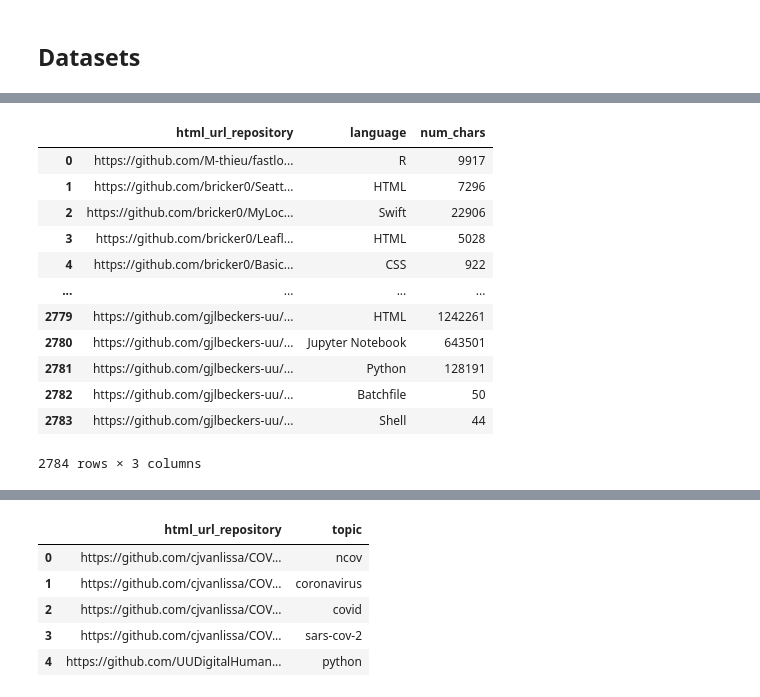
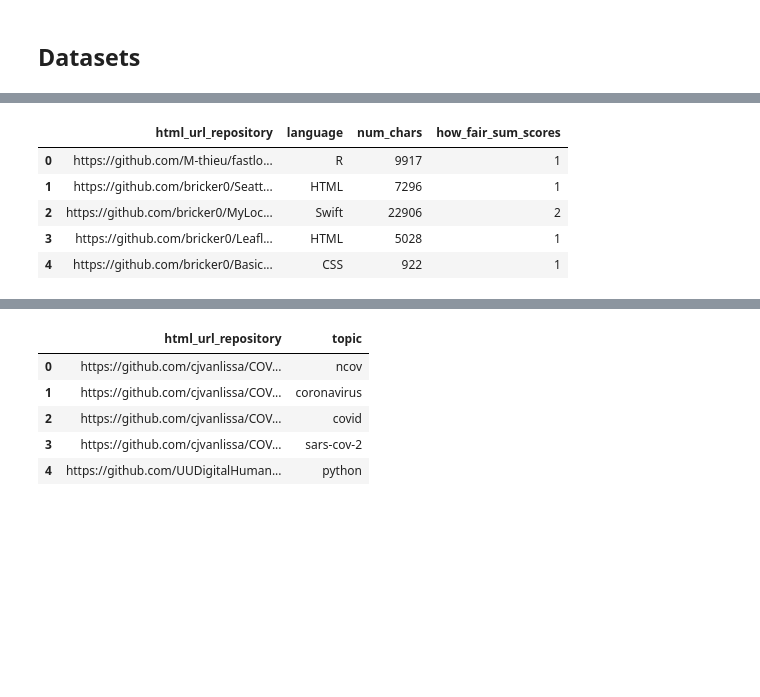
Before and after one commit to UtrechtUniversity/SWORDS-UU, a Jupyter notebook: repository_collection/repo_analysis.ipynb, the cells around one changed output, grey strips where cells are left out. Cells and saved outputs as stored; diff of their text form; code cells hidden in the pictures; blank space fills up the shorter version.

```diff
--- a/repository_collection/repo_analysis.ipynb
+++ b/repository_collection/repo_analysis.ipynb
@@ -51,19 +43,12 @@ how_fair_is
 # %%
-languages
+languages.head()
 # %% [output]
-|  | html_url_repository | language | num_chars |
-| 0 | https://github.com/M-thieu/fastlo... | R | 9917 |
-| 1 | https://github.com/bricker0/Seatt... | HTML | 7296 |
-| 2 | https://github.com/bricker0/MyLoc... | Swift | 22906 |
-| 3 | https://github.com/bricker0/Leafl... | HTML | 5028 |
-| 4 | https://github.com/bricker0/Basic... | CSS | 922 |
-| ... | ... | ... | ... |
-| 2779 | https://github.com/gjlbeckers-uu/... | HTML | 1242261 |
-| 2780 | https://github.com/gjlbeckers-uu/... | Jupyter Notebook | 643501 |
-| 2781 | https://github.com/gjlbeckers-uu/... | Python | 128191 |
-| 2782 | https://github.com/gjlbeckers-uu/... | Batchfile | 50 |
-| 2783 | https://github.com/gjlbeckers-uu/... | Shell | 44 |
+|  | html_url_repository | language | num_chars | how_fair_sum_scores |
+| 0 | https://github.com/M-thieu/fastlo... | R | 9917 | 1 |
+| 1 | https://github.com/bricker0/Seatt... | HTML | 7296 | 1 |
+| 2 | https://github.com/bricker0/MyLoc... | Swift | 22906 | 2 |
+| 3 | https://github.com/bricker0/Leafl... | HTML | 5028 | 1 |
+| 4 | https://github.com/bricker0/Basic... | CSS | 922 | 1 |
-2784 rows × 3 columns
 # %%
 contributors.head()
 # %% [output]
```
Also changed, not shown: parts of 15 cells of this notebook, 4 other files.
